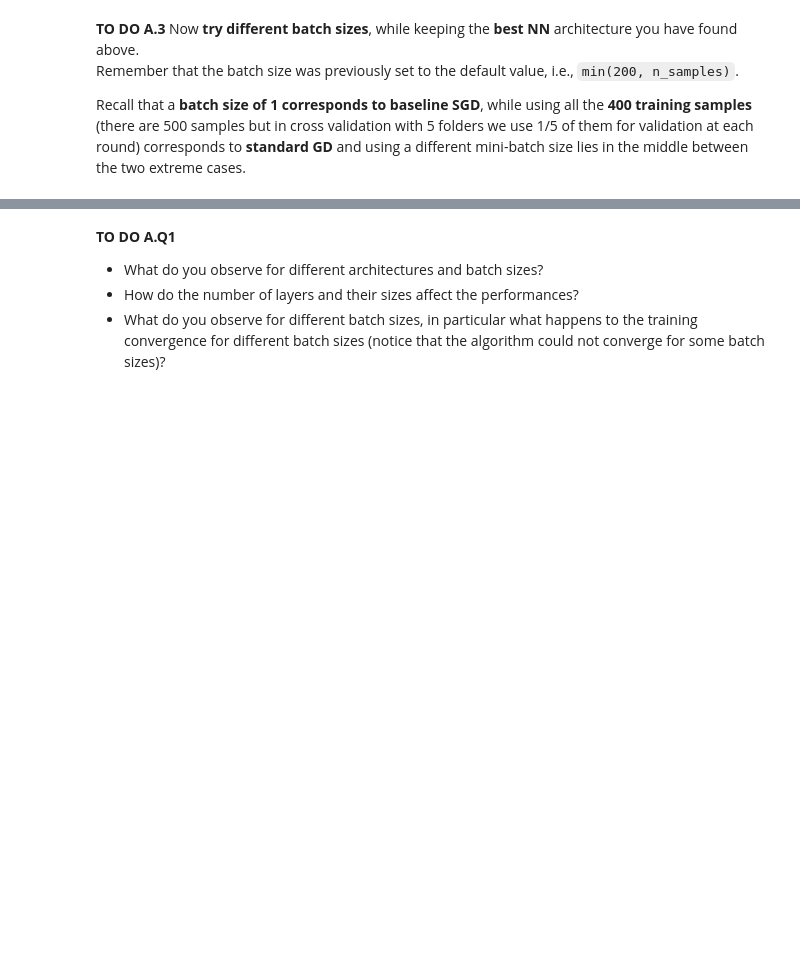
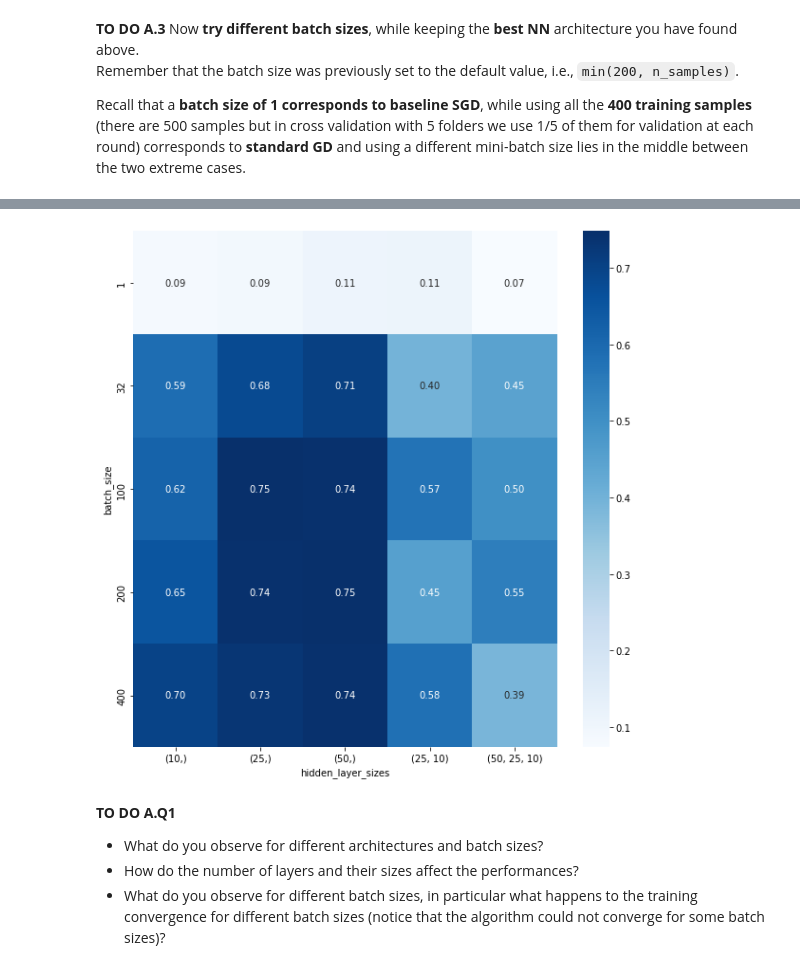
Before and after one commit to niklai99/machine-learning-2223, a Jupyter notebook: lab3/lai_nicolo_lab3.ipynb, the cells around one changed output, grey strips where cells are left out. Saved outputs shown, nothing was run; the diff lists cells and outputs as text; code cells hidden in the pictures; blank space fills up the shorter version.

```diff
--- a/lab3/lai_nicolo_lab3.ipynb
+++ b/lab3/lai_nicolo_lab3.ipynb
@@ -220,0 +238,22 @@ All scores on the grid:
+# %%
+parameters = {
+    "hidden_layer_sizes": [(10,), (25,), (50,), (25,10,), (50,25,10)],
+    "batch_size": [1, 32, 100, 200, 400],
+}
+
+kf = KFold(n_splits=5, shuffle=True, random_state=ID)
+
+mlp = MLPClassifier(max_iter=1000, alpha=1e-4, solver='sgd', tol=1e-4, random_state=ID, learning_rate_init=.1)
+
+mlp_batch_CV = GridSearchCV(mlp, parameters, cv=kf, n_jobs=-1, verbose=1)
+mlp_batch_CV.fit(X_train, y_train)
+
+print ('RESULTS FOR NN\n')
+print("Best parameters set found:")
+print(mlp_batch_CV.best_params_)
+
+print("Score with best parameters:")
+print(mlp_batch_CV.best_score_)
+
+print("\nAll scores on the grid:")
+print(mlp_batch_CV.cv_results_['mean_test_score'])
@@ -221,3 +273,23 @@ All scores on the grid:
+# %%
+# display the score for each parameter combination tested during the grid search using a heatmap
+
+mat = mlp_batch_CV.cv_results_['mean_test_score'].reshape(5,5)
+
+fig, ax = plt.subplots(figsize=(10,10))
+
+# im = ax.imshow(mat, cmap='Blues', interpolation='nearest')
+im = sns.heatmap(mat, annot=True, fmt=".2f", cmap='Blues', ax=ax)
+
+
+ax.set_xticklabels(parameters['hidden_layer_sizes'])
+ax.set_yticklabels(parameters['batch_size'])
+
+ax.set_xlabel('hidden_layer_sizes')
+ax.set_ylabel('batch_size')
+
+plt.show()
+# %% [output]
+[figure, added]
 # %% [markdown]
 **TO DO A.Q1**
 
```
Also changed, not shown: parts of 27 cells of this notebook.
